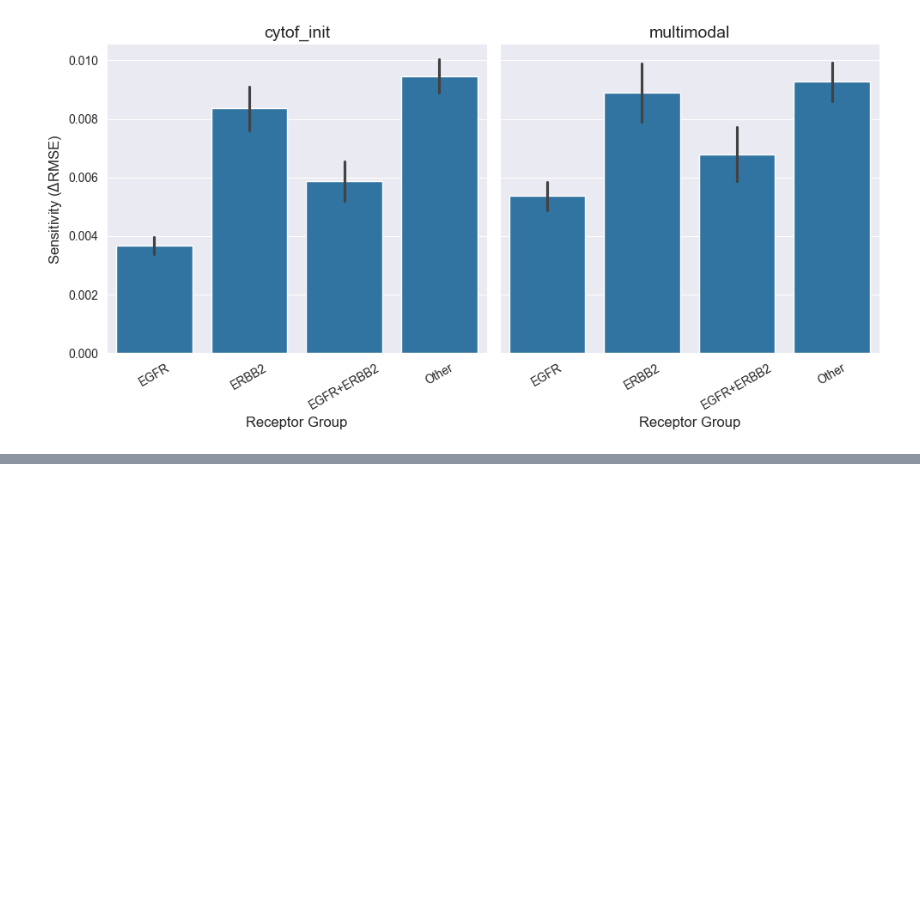
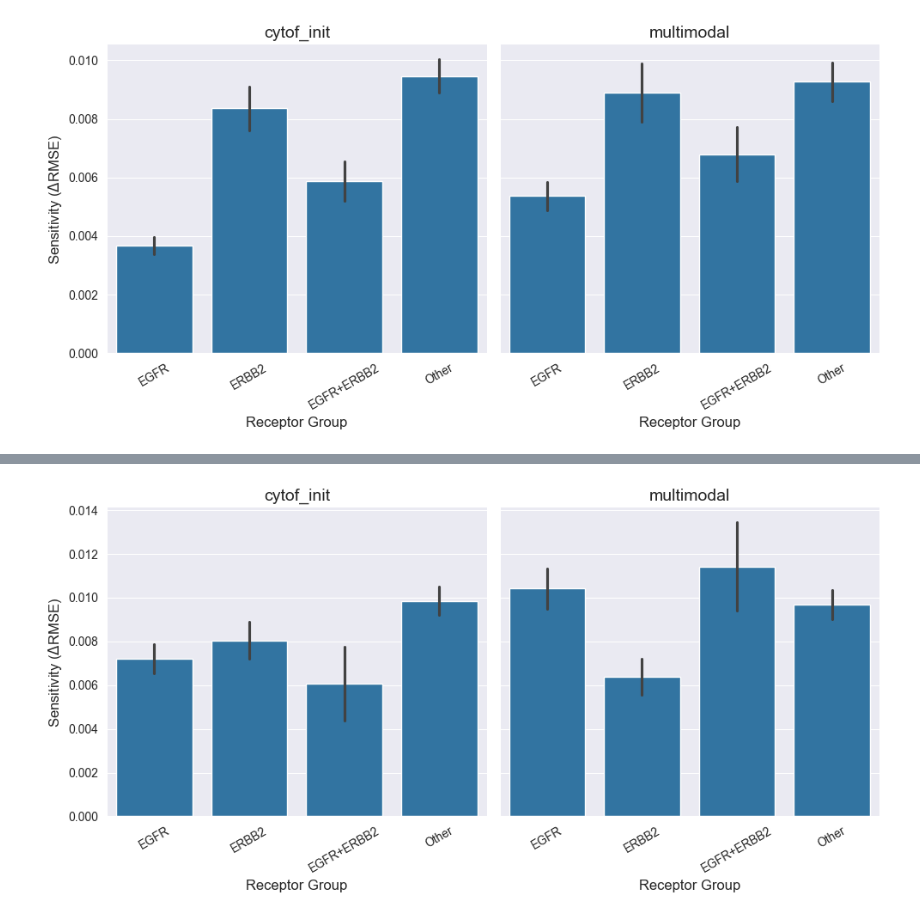
Before and after one commit to frohlich-lab/DeepMechanisticModels, a Jupyter notebook: sensitivity_analysis_fig3_Dec2025.ipynb, the cells around one changed output, grey strips where cells are left out. Saved outputs shown, nothing was run; the diff lists cells and outputs as text; code cells hidden in the pictures; blank space fills up the shorter version.

```diff
--- a/sensitivity_analysis_fig3_Dec2025.ipynb
+++ b/sensitivity_analysis_fig3_Dec2025.ipynb
@@ -167,0 +279,43 @@ plt.show()
+# %%
+import seaborn as sns
+import matplotlib.pyplot as plt
+
+# Optional: pretty names for contexts
+context_labels = {
+    "cytof_init": "cytof_init",
+    "multimodal": "multimodal"
+}
+
+# Create FacetGrid
+g = sns.FacetGrid(
+    results_params_df,
+    col="context",
+    col_order=["cytof_init", "multimodal"],
+    height=5,
+    sharey=True,
+)
+
+# Plot barplots
+g.map_dataframe(
+    sns.barplot,
+    x="receptor_group",
+    y="rmse_diff_zeroed",
+    order=["EGFR", "ERBB2", "EGFR+ERBB2", "Other"],
+    errorbar="se"   # optional if you have uncertainty
+)
+
+# Set axis labels
+g.set_axis_labels("Receptor Group", r"Sensitivity ($\Delta$RMSE)", fontsize=12)
+
+# Improve facet titles
+for ax, context in zip(g.axes.flat, ["cytof_init", "multimodal"]):
+    ax.set_title(context_labels[context], fontsize=14)
+
+# Optional: rotate x labels for readability
+for ax in g.axes.flat:
+    ax.tick_params(axis="x", rotation=30)
+
+plt.tight_layout()
+plt.show()
+# %% [output]
+[figure, added]
```
Also changed, not shown: parts of 10 cells of this notebook.
